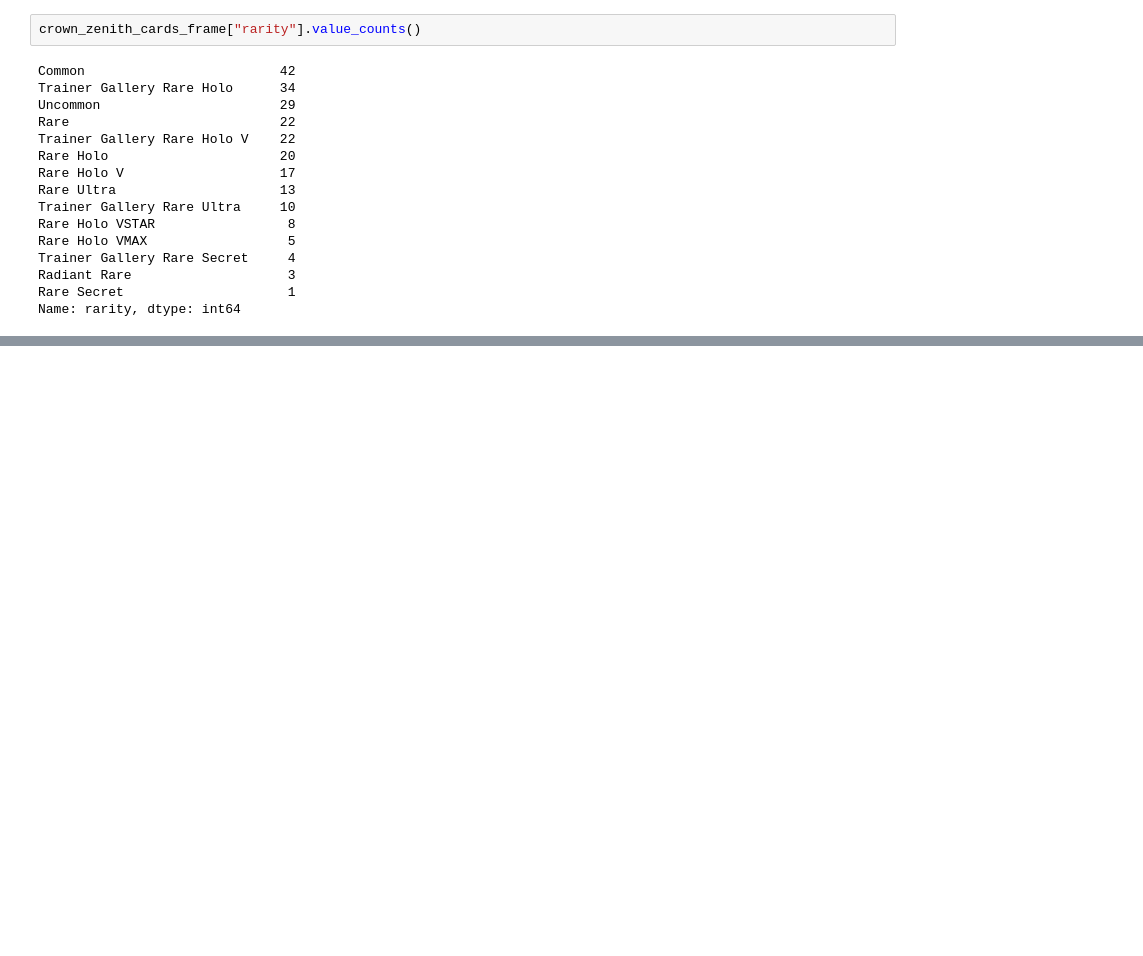
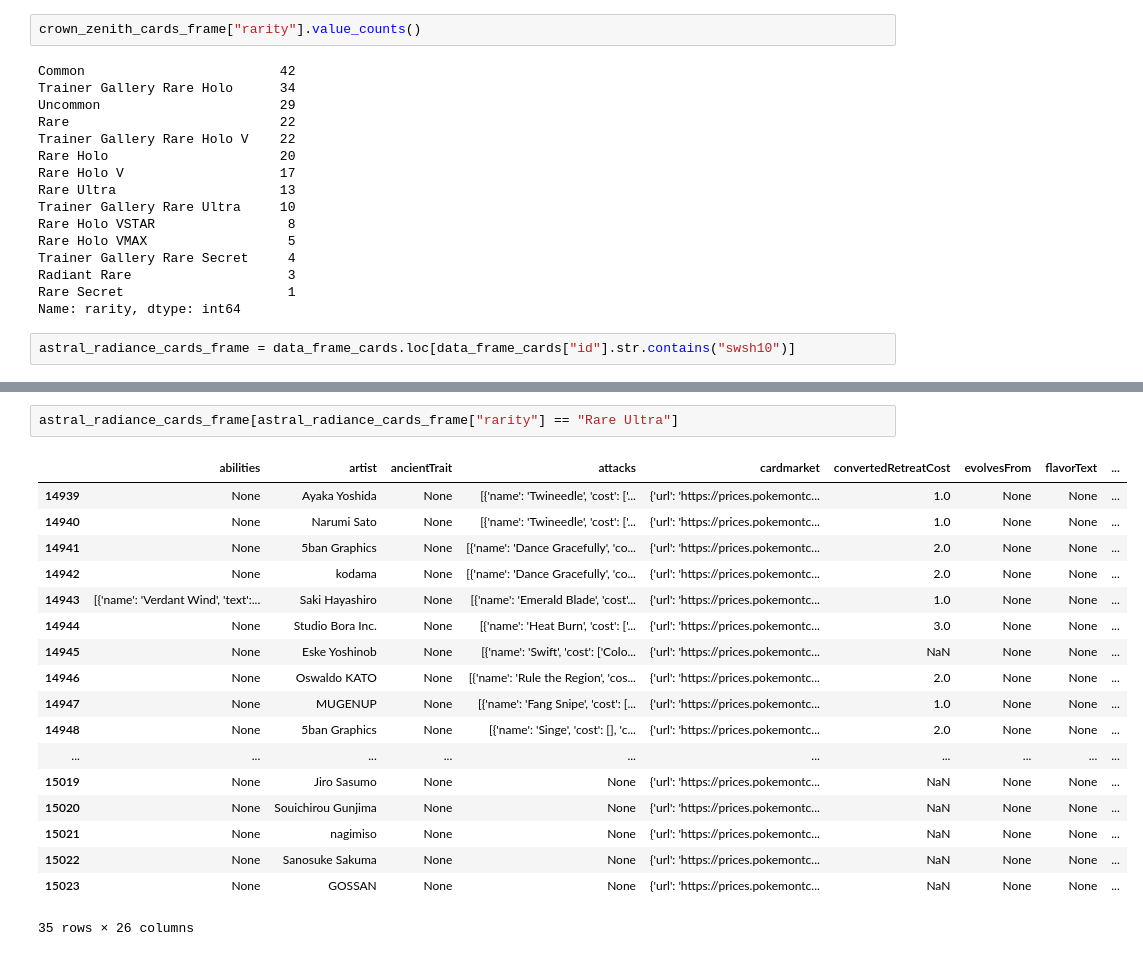
Before and after one commit to Grimmys/PokeTCGBot, a Jupyter notebook: data-card-analysis/TestDataCardCollection.ipynb, the cells around one changed output, grey strips where cells are left out. Saved outputs shown, nothing was run; the diff lists cells and outputs as text; blank space fills up the shorter version.

```diff
--- a/data-card-analysis/TestDataCardCollection.ipynb
+++ b/data-card-analysis/TestDataCardCollection.ipynb
@@ -223,3 +223,5 @@ Trainer Gallery Rare Secret     4
 Radiant Rare                    3
 Rare Secret                     1
 Name: rarity, dtype: int64
+# %%
+astral_radiance_cards_frame = data_frame_cards.loc[data_frame_cards["id"].str.contains("swsh10")]
@@ -225,0 +273,21 @@ Name: rarity, dtype: int64
+# %%
+astral_radiance_cards_frame[astral_radiance_cards_frame["rarity"] == "Rare Ultra"]
+# %% [output]
+|  | abilities | artist | ancientTrait | attacks | cardmarket | convertedRetreatCost | evolvesFrom | flavorText | ... |
+| 14939 | None | Ayaka Yoshida | None | [{'name': 'Twineedle', 'cost': ['... | {'url': 'https://prices.pokemontc... | 1.0 | None | None | ... |
+| 14940 | None | Narumi Sato | None | [{'name': 'Twineedle', 'cost': ['... | {'url': 'https://prices.pokemontc... | 1.0 | None | None | ... |
+| 14941 | None | 5ban Graphics | None | [{'name': 'Dance Gracefully', 'co... | {'url': 'https://prices.pokemontc... | 2.0 | None | None | ... |
+| 14942 | None | kodama | None | [{'name': 'Dance Gracefully', 'co... | {'url': 'https://prices.pokemontc... | 2.0 | None | None | ... |
+| 14943 | [{'name': 'Verdant Wind', 'text':... | Saki Hayashiro | None | [{'name': 'Emerald Blade', 'cost'... | {'url': 'https://prices.pokemontc... | 1.0 | None | None | ... |
+| 14944 | None | Studio Bora Inc. | None | [{'name': 'Heat Burn', 'cost': ['... | {'url': 'https://prices.pokemontc... | 3.0 | None | None | ... |
+| 14945 | None | Eske Yoshinob | None | [{'name': 'Swift', 'cost': ['Colo... | {'url': 'https://prices.pokemontc... | NaN | None | None | ... |
+| 14946 | None | Oswaldo KATO | None | [{'name': 'Rule the Region', 'cos... | {'url': 'https://prices.pokemontc... | 2.0 | None | None | ... |
+| 14947 | None | MUGENUP | None | [{'name': 'Fang Snipe', 'cost': [... | {'url': 'https://prices.pokemontc... | 1.0 | None | None | ... |
+| 14948 | None | 5ban Graphics | None | [{'name': 'Singe', 'cost': [], 'c... | {'url': 'https://prices.pokemontc... | 2.0 | None | None | ... |
+| ... | ... | ... | ... | ... | ... | ... | ... | ... | ... |
+| 15019 | None | Jiro Sasumo | None | None | {'url': 'https://prices.pokemontc... | NaN | None | None | ... |
+| 15020 | None | Souichirou Gunjima | None | None | {'url': 'https://prices.pokemontc... | NaN | None | None | ... |
+| 15021 | None | nagimiso | None | None | {'url': 'https://prices.pokemontc... | NaN | None | None | ... |
+| 15022 | None | Sanosuke Sakuma | None | None | {'url': 'https://prices.pokemontc... | NaN | None | None | ... |
+| 15023 | None | GOSSAN | None | None | {'url': 'https://prices.pokemontc... | NaN | None | None | ... |
+35 rows × 26 columns
```
Also changed, not shown: parts of 7 cells of this notebook, 3 other files.
